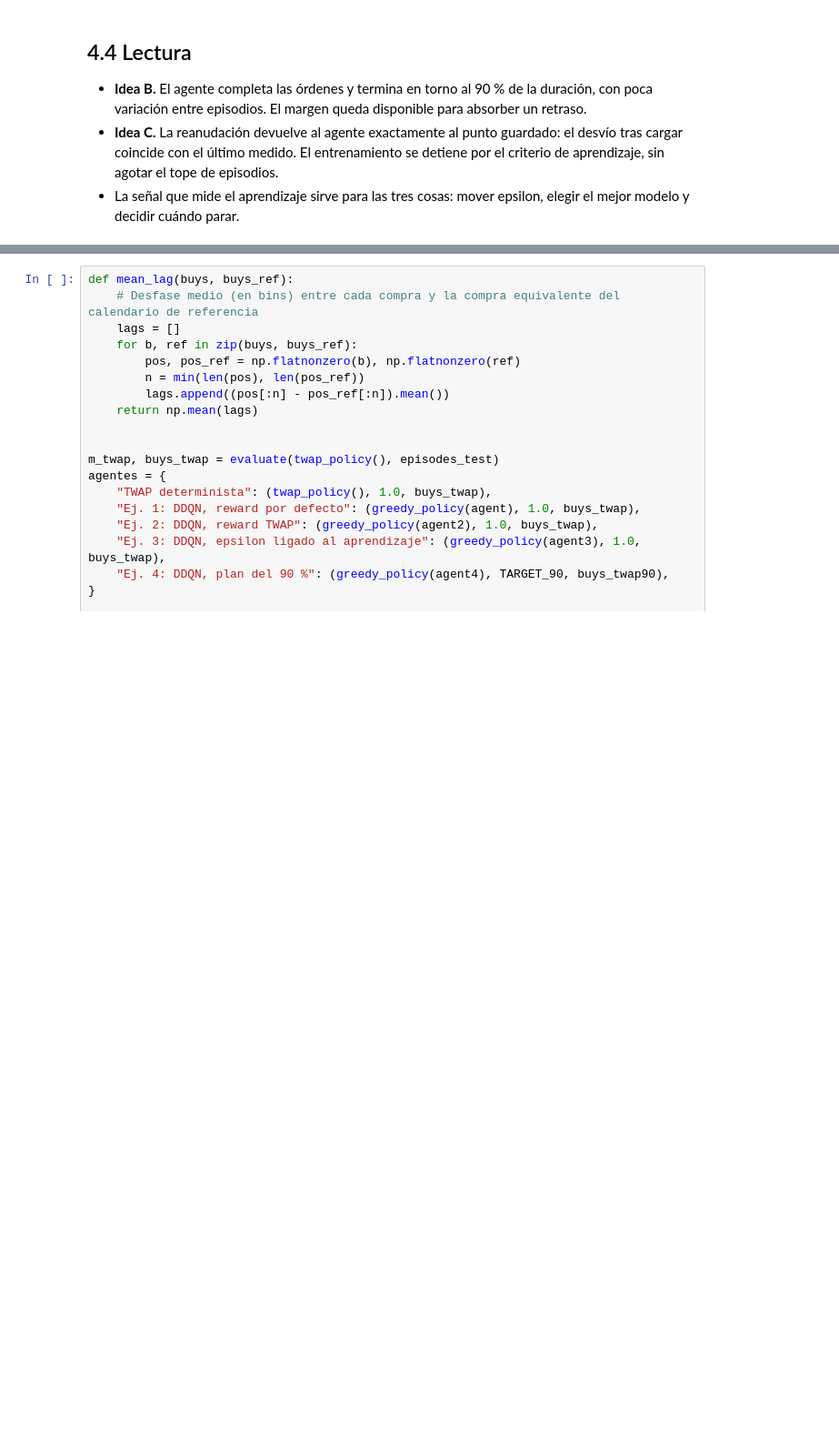
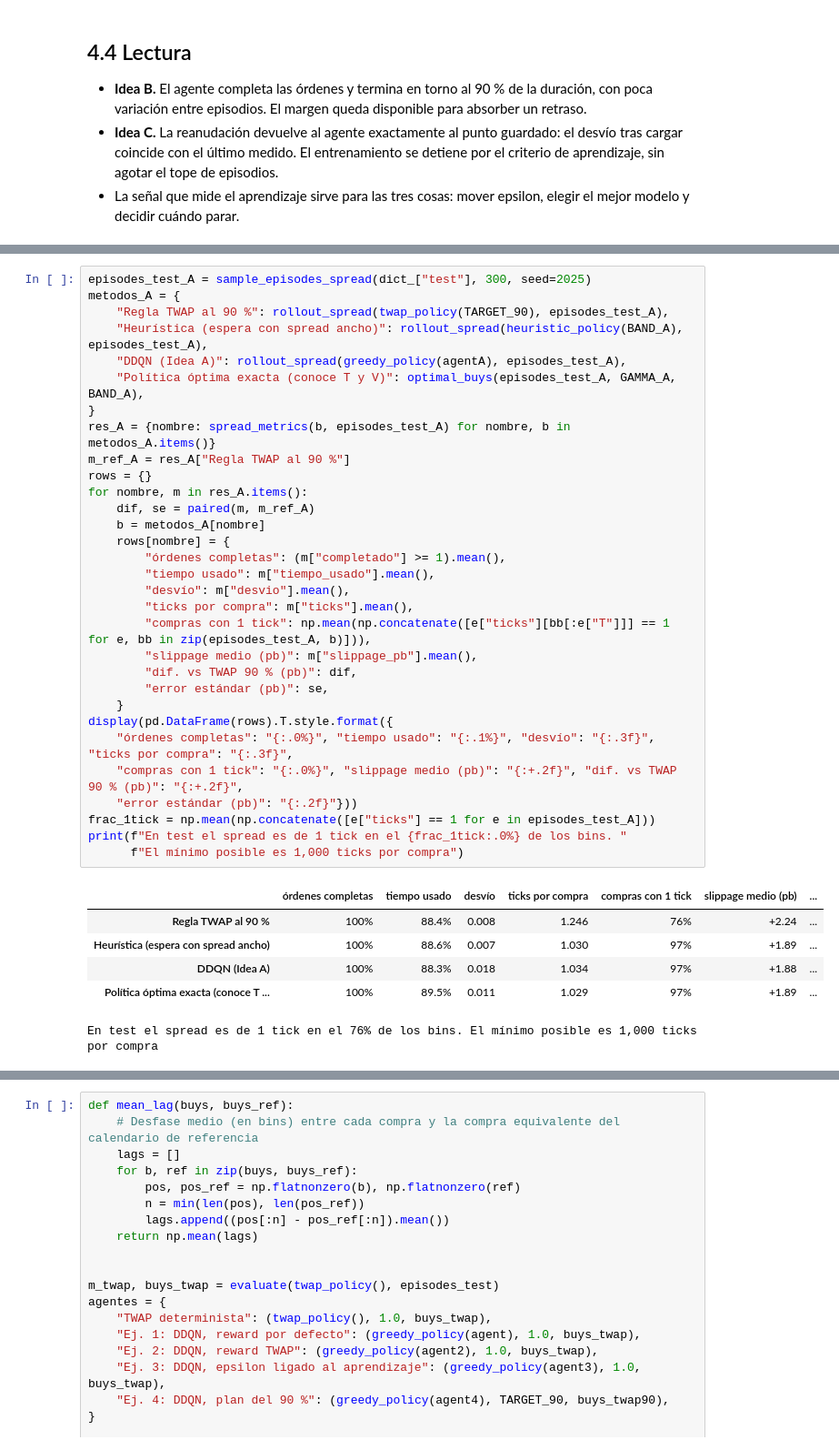
Before and after one commit to eglezarr/ddqn-slicer, a Jupyter notebook: workshop/execution_lab_entrega.ipynb, the cells around one changed output, grey strips where cells are left out. Shown at 91% size. Cells and saved outputs as stored; diff of their text form; blank space fills up the shorter version.

```diff
--- a/workshop/execution_lab_entrega.ipynb
+++ b/workshop/execution_lab_entrega.ipynb
@@ -1376,0 +1778,38 @@ plot_schedules(episodes_test, "DDQN (Ejercicio 4)", buys4, "Regla TWAP al 90 %",
+# %%
+episodes_test_A = sample_episodes_spread(dict_["test"], 300, seed=2025)
+metodos_A = {
+    "Regla TWAP al 90 %": rollout_spread(twap_policy(TARGET_90), episodes_test_A),
+    "Heurística (espera con spread ancho)": rollout_spread(heuristic_policy(BAND_A), episodes_test_A),
+    "DDQN (Idea A)": rollout_spread(greedy_policy(agentA), episodes_test_A),
+    "Política óptima exacta (conoce T y V)": optimal_buys(episodes_test_A, GAMMA_A, BAND_A),
+}
+res_A = {nombre: spread_metrics(b, episodes_test_A) for nombre, b in metodos_A.items()}
+m_ref_A = res_A["Regla TWAP al 90 %"]
+rows = {}
+for nombre, m in res_A.items():
+    dif, se = paired(m, m_ref_A)
+    b = metodos_A[nombre]
+    rows[nombre] = {
+        "órdenes completas": (m["completado"] >= 1).mean(),
+        "tiempo usado": m["tiempo_usado"].mean(),
+        "desvío": m["desvio"].mean(),
+        "ticks por compra": m["ticks"].mean(),
+        "compras con 1 tick": np.mean(np.concatenate([e["ticks"][bb[:e["T"]]] == 1 for e, bb in zip(episodes_test_A, b)])),
+        "slippage medio (pb)": m["slippage_pb"].mean(),
+        "dif. vs TWAP 90 % (pb)": dif,
+        "error estándar (pb)": se,
+    }
+display(pd.DataFrame(rows).T.style.format({
+    "órdenes completas": "{:.0%}", "tiempo usado": "{:.1%}", "desvío": "{:.3f}", "ticks por compra": "{:.3f}",
+    "compras con 1 tick": "{:.0%}", "slippage medio (pb)": "{:+.2f}", "dif. vs TWAP 90 % (pb)": "{:+.2f}",
+    "error estándar (pb)": "{:.2f}"}))
+frac_1tick = np.mean(np.concatenate([e["ticks"] == 1 for e in episodes_test_A]))
+print(f"En test el spread es de 1 tick en el {frac_1tick:.0%} de los bins. "
+      f"El mínimo posible es 1,000 ticks por compra")
+# %% [output]
+|  | órdenes completas | tiempo usado | desvío | ticks por compra | compras con 1 tick | slippage medio (pb) | ... |
+| Regla TWAP al 90 % | 100% | 88.4% | 0.008 | 1.246 | 76% | +2.24 | ... |
+| Heurística (espera con spread ancho) | 100% | 88.6% | 0.007 | 1.030 | 97% | +1.89 | ... |
+| DDQN (Idea A) | 100% | 88.3% | 0.018 | 1.034 | 97% | +1.88 | ... |
+| Política óptima exacta (conoce T ... | 100% | 89.5% | 0.011 | 1.029 | 97% | +1.89 | ... |
+En test el spread es de 1 tick en el 76% de los bins. El mínimo posible es 1,000 ticks por compra
```
Also changed, not shown: parts of 22 cells of this notebook.
